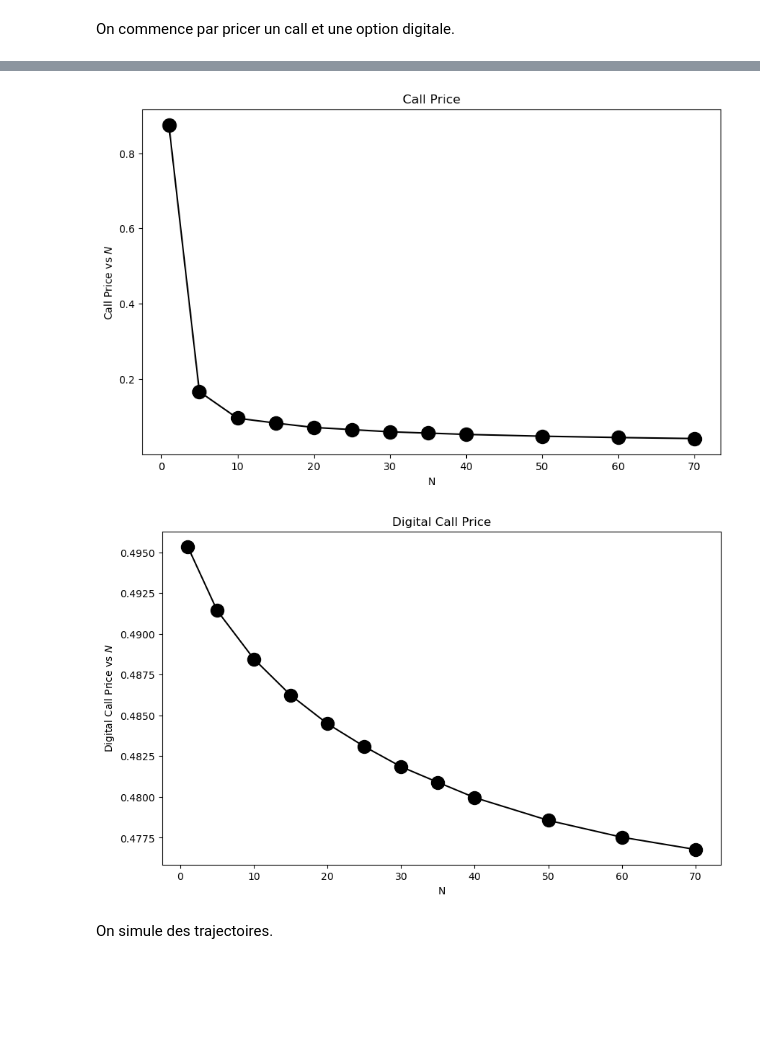
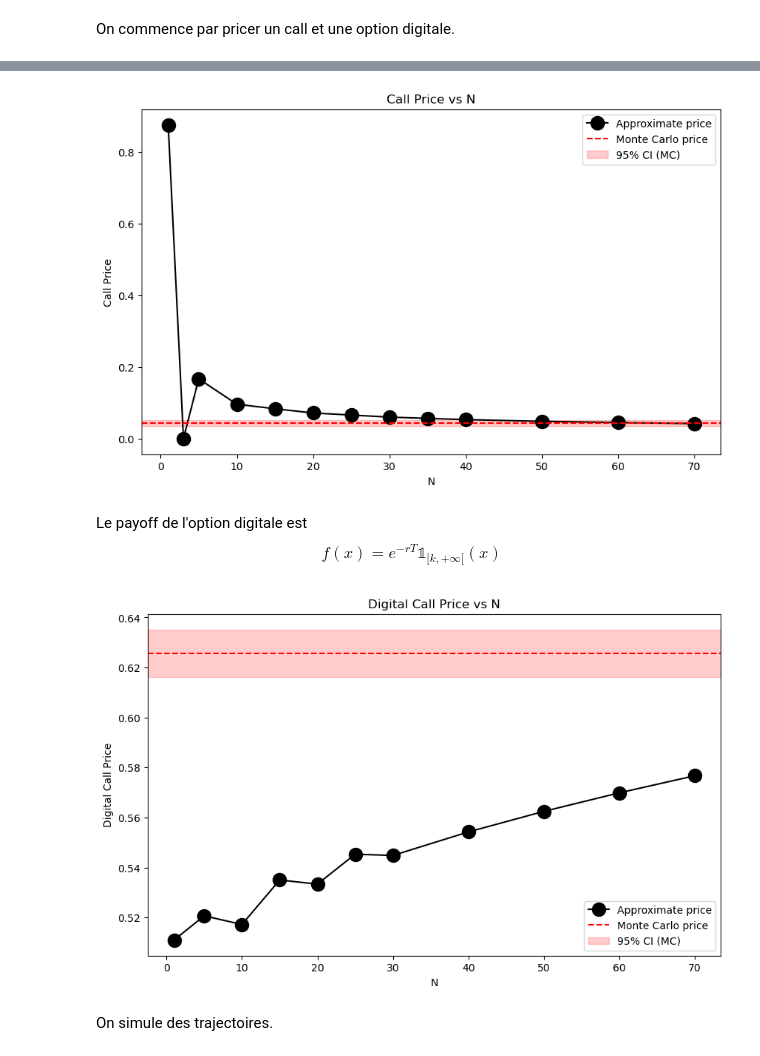
Before and after one commit to maxence2508/stage-cermics, a Jupyter notebook: jacobi.ipynb, the cells around one changed output, grey strips where cells are left out. Cells and saved outputs as stored; diff of their text form; code cells hidden in the pictures; blank space fills up the shorter version.

```diff
--- a/jacobi.ipynb
+++ b/jacobi.ipynb
@@ -147,9 +175,16 @@ r = 0.
 sigma_w = sigma
 mu_w = 0.1
 
+def payoff_call(x):
+    return np.exp(-r*T) * np.maximum(np.exp(x) - np.exp(k), 0)
+
 model = JacobiPricing(V0, X0, v_min, v_max, sigma, rho, kappa, theta, delta, mu_w, sigma_w, r)
 
-Ns = [1, 5, 10, 15, 20, 25, 30, 35, 40, 50, 60, 70]
+n_paths=10*7
+paths = model.simulate_paths(V0, X0, 10**2, T, n_paths)
+call_price_mc = model.monte_carlo(V0, X0, paths, payoff_call)
+
+Ns = [1, 3, 5, 10, 15, 20, 25, 30, 35, 40, 50, 60, 70]
 call_prices = []
 
 for N in Ns:
@@ -158,47 +193,84 @@ for N in Ns:
 
 # Tracé du graphe
 plt.figure(figsize=(10, 6))
-plt.plot(Ns, call_prices, marker='o', markersize=13, linestyle='-', color='black')
+plt.plot(Ns, call_prices, marker='o', markersize=13, linestyle='-', color='black', label='Approximate price')
+
+# Monte Carlo price and confidence interval
+mean_mc, std_mc = call_price_mc
+conf_int_low = mean_mc - 1.96 * std_mc / np.sqrt(n_paths)
+conf_int_high = mean_mc + 1.96 * std_mc / np.sqrt(n_paths)
+
+# Ligne horizontale pour le prix MC
+plt.axhline(y=mean_mc, color='red', linestyle='--', label='Monte Carlo price')
+
+# Bande d'intervalle de confiance 95%
+plt.axhspan(conf_int_low, conf_int_high, xmin=0, xmax=1, color='red', alpha=0.2, label='95% CI (MC)')
+
 plt.xlabel("N")
-plt.ylabel("Call Price vs $N$")
-plt.title("Call Price")
+plt.ylabel("Call Price")
+plt.title("Call Price vs N")
+plt.legend()
 plt.show()
 # %% [output]
-[figure, old version]
+[figure, new version]
+# %% [markdown]
+Le payoff de l'option digitale est
+$$f(x) = e^{-rT} \mathbb{1}_{[k, + \infty[} (x)$$
 # %%
+# Paramètres
 V0 = 0.04
-X0 = 0.
-v_min = 10**(-4)
+X0 = 0.05
+v_min = 1e-4
 v_max = 0.08
 sigma = 1.
 rho = -0.5
 kappa = 0.5
 theta = 0.04
 delta = 0.
-k = 0.
+k = 0.02
 T = 1/12
 r = 0.
 sigma_w = sigma
-mu_w = 0.005
+mu_w = -0.1
 
+def payoff_digital(x):
+    return np.exp(-r*T) * np.where(x > k, 1.0, 0.0)
+
+# Model
 model = JacobiPricing(V0, X0, v_min, v_max, sigma, rho, kappa, theta, delta, mu_w, sigma_w, r)
 
-Ns = [1, 5, 10, 15, 20, 25, 30, 35, 40, 50, 60, 70]
+# Monte Carlo simulation
+n_paths = 10**5
+paths = model.simulate_paths(V0, X0, 10**2, T, n_paths)
+digital_price_mc, digital_std_mc = model.monte_carlo(V0, X0, paths, payoff_digital)
 
+# Confidence interval
+std_error = digital_std_mc / np.sqrt(n_paths)
+ci_low = digital_price_mc - 1.96 * std_error
+ci_high = digital_price_mc + 1.96 * std_error
+
+# Price approximation for various N
+Ns = [1, 5, 10, 15, 20, 25, 30, 40, 50, 60, 70]
 digital_prices = []
 for N in Ns:
-    prix_digital = model.price_digital(N, k, T)
-    digital_prices.append(prix_digital)
+    price = model.price_digital(N, k, T)
+    digital_prices.append(price)
 
-# Tracé du graphe
+# Plot
 plt.figure(figsize=(10, 6))
-plt.plot(Ns, digital_prices, marker='o', markersize=13, linestyle='-', color='black')
+plt.plot(Ns, digital_prices, marker='o', markersize=13, linestyle='-', color='black', label='Approximate price')
+
+# Monte Carlo reference line and 95% confidence interval
+plt.axhline(y=digital_price_mc, color='red', linestyle='--', label='Monte Carlo price')
+plt.axhspan(ci_low, ci_high, xmin=0, xmax=1, color='red', alpha=0.2, label='95% CI (MC)')
+
 plt.xlabel("N")
-plt.ylabel("Digital Call Price vs $N$")
-plt.title("Digital Call Price")
+plt.ylabel("Digital Call Price")
+plt.title("Digital Call Price vs N")
+plt.legend()
 plt.show()
 # %% [output]
-[figure, old version]
+[figure, new version]
 # %% [markdown]
 On simule des trajectoires.
 # %%
```
Also changed, not shown: parts of 4 cells of this notebook, 1 other file.
